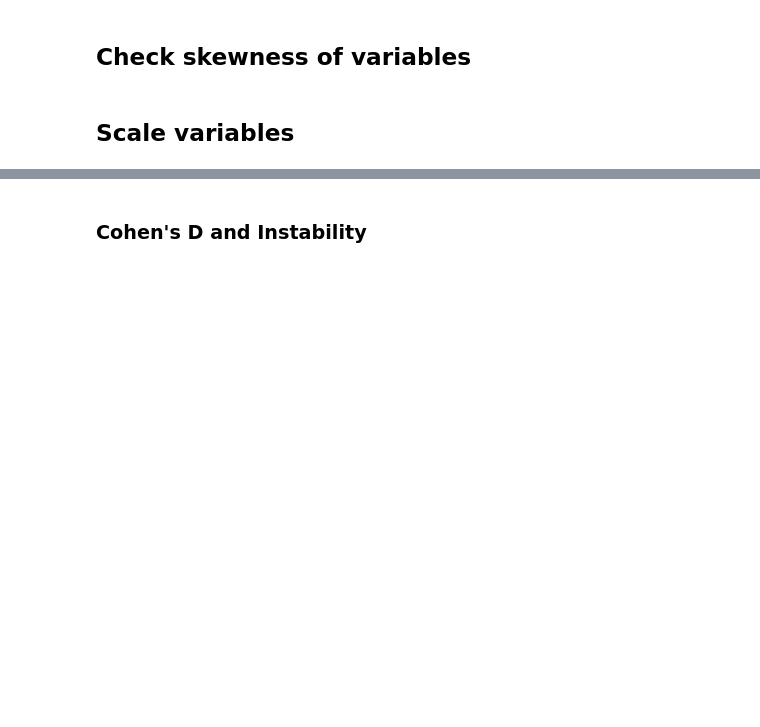
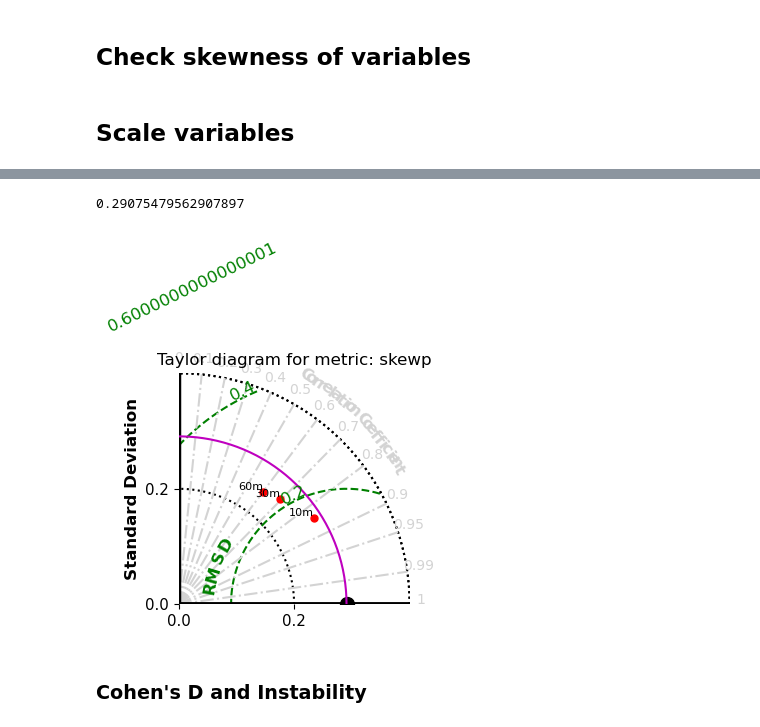
Before and after one commit to masher92/MetricEvaluation, a Jupyter notebook: CompareResolutions/CompareDiffResolutions.ipynb, the cells around one changed output, grey strips where cells are left out. Drawn from its saved outputs; the diff is of its cells as text; code cells hidden in the pictures; blank space fills up the shorter version.

```diff
--- a/CompareResolutions/CompareDiffResolutions.ipynb
+++ b/CompareResolutions/CompareDiffResolutions.ipynb
@@ -282,0 +1168,8 @@ transformed_scaled = pd.DataFrame(transformed_scaled, columns=metrics_to_scale)
+# %%
+for metric in metrics:
+    ref = transformed_minmax_scaled[f'{metric}_5m'].dropna()
+    print(metric, np.std(ref))
+    for res in resolutions:
+        if res == '5m': continue
+        mod = transformed_minmax_scaled[f'{metric}_{res}'].dropna()
+        common = ref.index.intersection(mod.index)
@@ -283,2 +1194,59 @@ transformed_scaled = pd.DataFrame(transformed_scaled, columns=metrics_to_scale)
+# %%
+# === Settings ===
+metric = 'skewp'  # Replace with your metric name
+col_5m = f'{metric}_5m'
+col_10m = f'{metric}_10m'
+col_30m = f'{metric}_30m'
+col_60m = f'{metric}_60m'
+
+# === Extract data ===
+ref = transformed_minmax_scaled[col_5m].values
+mod_10 = transformed_minmax_scaled[col_10m].values
+mod_30 = transformed_minmax_scaled[col_30m].values
+mod_60 = transformed_minmax_scaled[col_60m].values
+
+# Remove missing values
+mask = ~np.isnan(ref) & ~np.isnan(mod)
+ref = ref[mask]
+mod_10 = mod_10[mask]
+mod_30 = mod_30[mask]
+mod_60 = mod_60[mask]
+
+# === Calculate statistics ===
+std_ref = np.std(ref, ddof=1)
+print(std_ref)
+std_mod_10 = np.std(mod_10, ddof=1)
+std_mod_30 = np.std(mod_30, ddof=1)
+std_mod_60 = np.std(mod_60, ddof=1)
+
+corr_10 = np.corrcoef(ref, mod_10)[0, 1]
+corr_30 = np.corrcoef(ref, mod_30)[0, 1]
+corr_60 = np.corrcoef(ref, mod_60)[0, 1]
+
+rmsd_centered_10 = np.sqrt(np.mean(((mod_10 - np.mean(mod_10)) - (ref - np.mean(ref)))**2))
+rmsd_centered_30 = np.sqrt(np.mean(((mod_30 - np.mean(mod_30)) - (ref - np.mean(ref)))**2))
+rmsd_centered_60 = np.sqrt(np.mean(((mod_60 - np.mean(mod_60)) - (ref - np.mean(ref)))**2))
+
+# === Convert to NumPy arrays ===
+STDs = np.array([std_ref, std_mod_10, std_mod_30, std_mod_60])
+RMSs = np.array([0, rmsd_centered_10, rmsd_centered_30, rmsd_centered_60])
+CORs = np.array([1, corr_10, corr_30, corr_60])
+
+# === Plot ===
+plt.figure(figsize=(3, 3))
+plt.plot(std_ref, 0, 'ko', label='Reference', markersize=10)  # Reference point
+sm.taylor_diagram(
+    STDs, RMSs, CORs,
+    markerLabel=['5m_ref', '10m', '30m', '60m'],
+    colCOR='lightgray',
+    colRMS='green',
+    markerSize=10,
+    styleOBS='-',
+)
+plt.title(f"Taylor diagram for metric: {metric}")
+plt.show()
+# %% [output]
+0.29075479562907897
+[figure, added]
 # %% [markdown]
 ### Cohen's D and Instability
```
Also changed, not shown: parts of 25 cells of this notebook.
